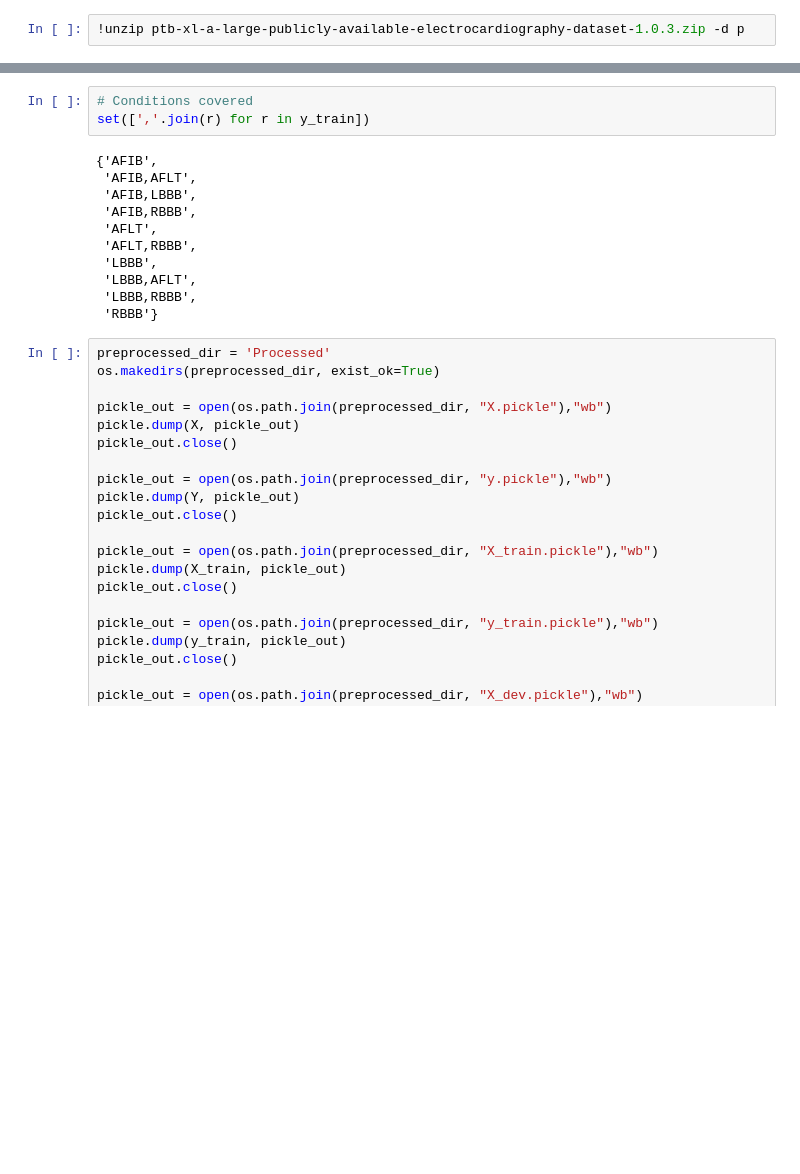
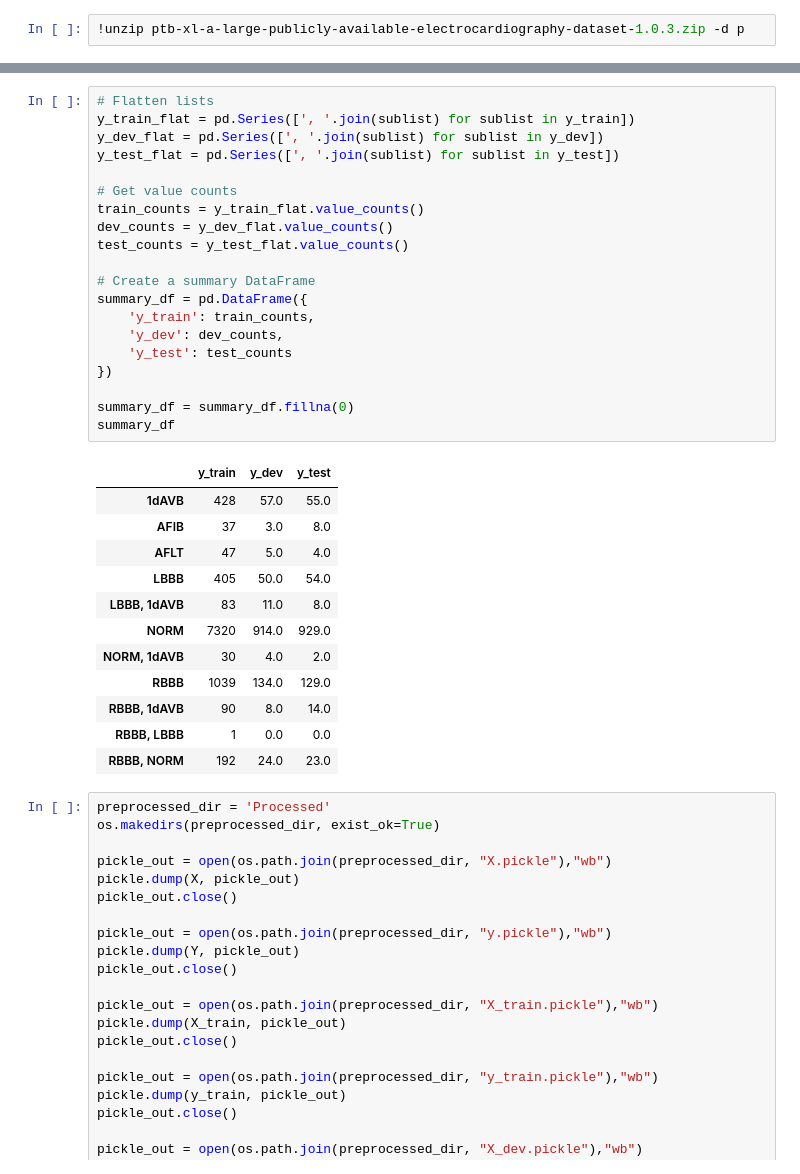
Before and after one commit to nepython/COMP6011, a Jupyter notebook: Task3/notebook.ipynb, the cells around one changed output, grey strips where cells are left out. Cells and saved outputs as stored; diff of their text form; blank space fills up the shorter version.

```diff
--- a/Task3/notebook.ipynb
+++ b/Task3/notebook.ipynb
@@ -121,17 +132,36 @@ y_test = Y[Y.strat_fold == test_fold].subclass
 # %%
-# Conditions covered
-set([','.join(r) for r in y_train])
+# Flatten lists
+y_train_flat = pd.Series([', '.join(sublist) for sublist in y_train])
+y_dev_flat = pd.Series([', '.join(sublist) for sublist in y_dev])
+y_test_flat = pd.Series([', '.join(sublist) for sublist in y_test])
+
+# Get value counts
+train_counts = y_train_flat.value_counts()
+dev_counts = y_dev_flat.value_counts()
+test_counts = y_test_flat.value_counts()
+
+# Create a summary DataFrame
+summary_df = pd.DataFrame({
+    'y_train': train_counts,
+    'y_dev': dev_counts,
+    'y_test': test_counts
+})
+
+summary_df = summary_df.fillna(0)
+summary_df
 # %% [output]
-{'AFIB',
- 'AFIB,AFLT',
- 'AFIB,LBBB',
- 'AFIB,RBBB',
- 'AFLT',
- 'AFLT,RBBB',
- 'LBBB',
- 'LBBB,AFLT',
- 'LBBB,RBBB',
- 'RBBB'}
+|  | y_train | y_dev | y_test |
+| 1dAVB | 428 | 57.0 | 55.0 |
+| AFIB | 37 | 3.0 | 8.0 |
+| AFLT | 47 | 5.0 | 4.0 |
+| LBBB | 405 | 50.0 | 54.0 |
+| LBBB, 1dAVB | 83 | 11.0 | 8.0 |
+| NORM | 7320 | 914.0 | 929.0 |
+| NORM, 1dAVB | 30 | 4.0 | 2.0 |
+| RBBB | 1039 | 134.0 | 129.0 |
+| RBBB, 1dAVB | 90 | 8.0 | 14.0 |
+| RBBB, LBBB | 1 | 0.0 | 0.0 |
+| RBBB, NORM | 192 | 24.0 | 23.0 |
 # %%
 preprocessed_dir = 'Processed'
 os.makedirs(preprocessed_dir, exist_ok=True)
```
Also changed, not shown: parts of 17 cells of this notebook, 33 other files.
